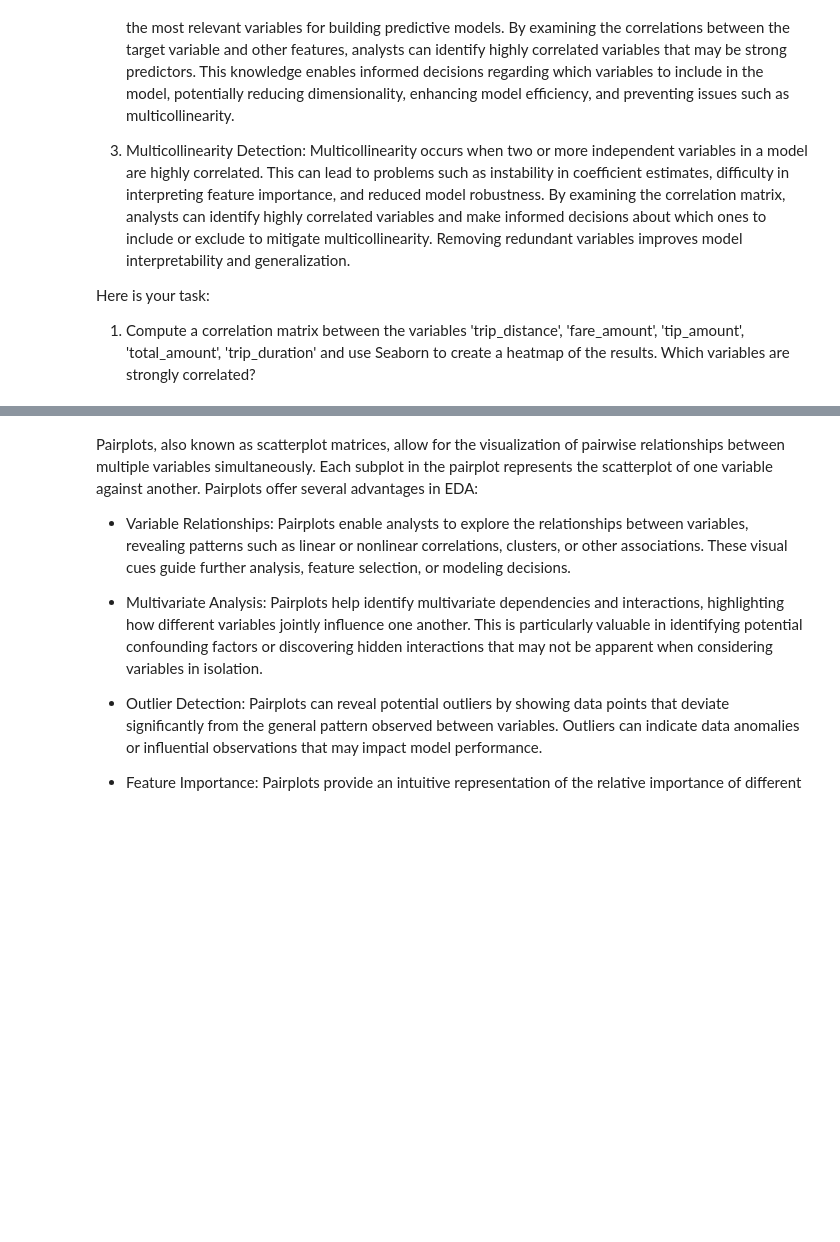
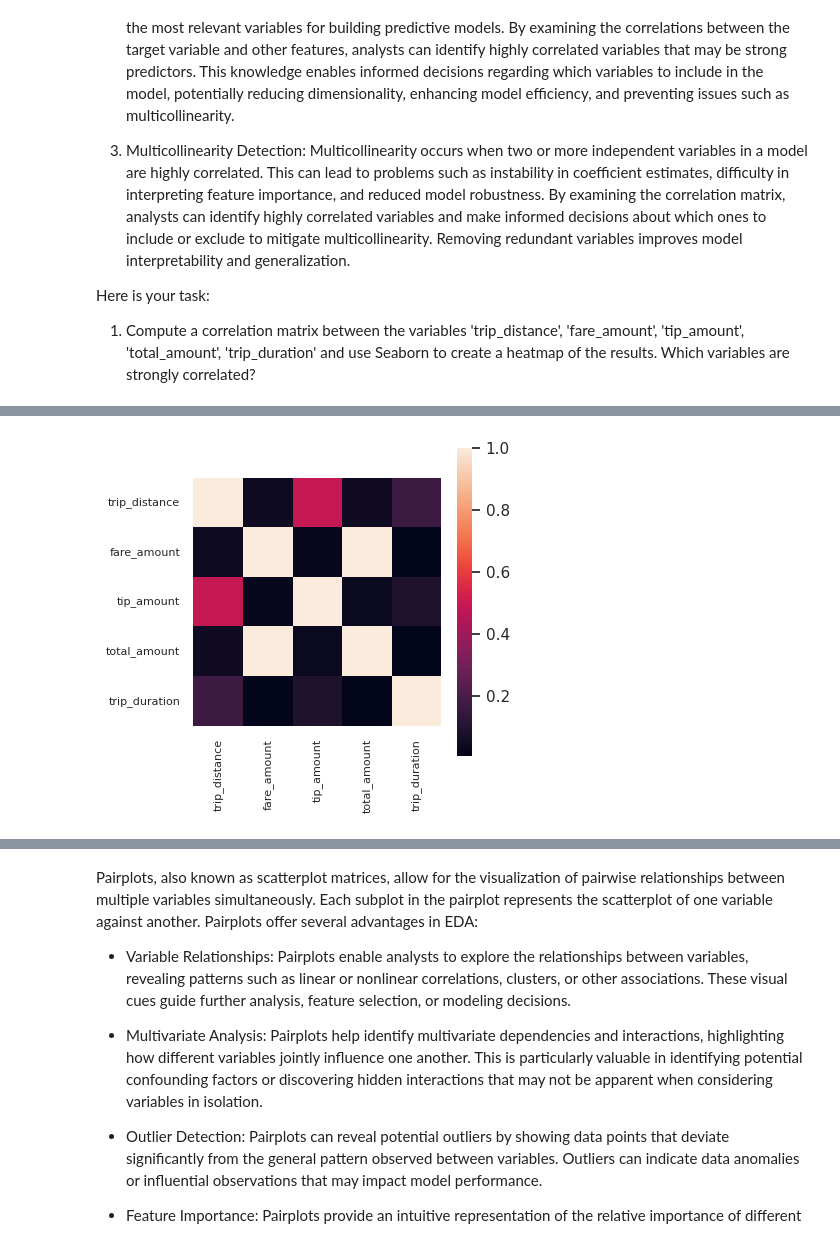
Before and after one commit to seecode4/seeRepo1, a Jupyter notebook: Student_MLE_MiniProject_EDA.ipynb, the cells around one changed output, grey strips where cells are left out. Cells and saved outputs as stored; diff of their text form; code cells hidden in the pictures; blank space fills up the shorter version.

```diff
--- a/Student_MLE_MiniProject_EDA.ipynb
+++ b/Student_MLE_MiniProject_EDA.ipynb
@@ -76,0 +226,14 @@ Here is your task:
+# %%
+# Compute a correlation matrix between the variables
+# 'trip_distance', 'fare_amount', 'tip_amount', 'total_amount', 'trip_duration' and
+df_trips = df[['trip_distance', 'fare_amount', 'tip_amount', 'total_amount', 'trip_duration']]
+corr_trips = df_trips.corr()
+
+# use Seaborn to create a heatmap of the results. Which variables are strongly correlated?
+# Create a heatmap of the correlation matrix
+fig, ax = plt.subplots(1, 1, figsize=(4,4))
+plt.xticks(fontsize=8, rotation=90)
+plt.yticks(fontsize=8)
+p = sns.heatmap(corr_trips, square=True)
+# %% [output]
+[figure, added]
```
Also changed, not shown: parts of 28 cells of this notebook.
